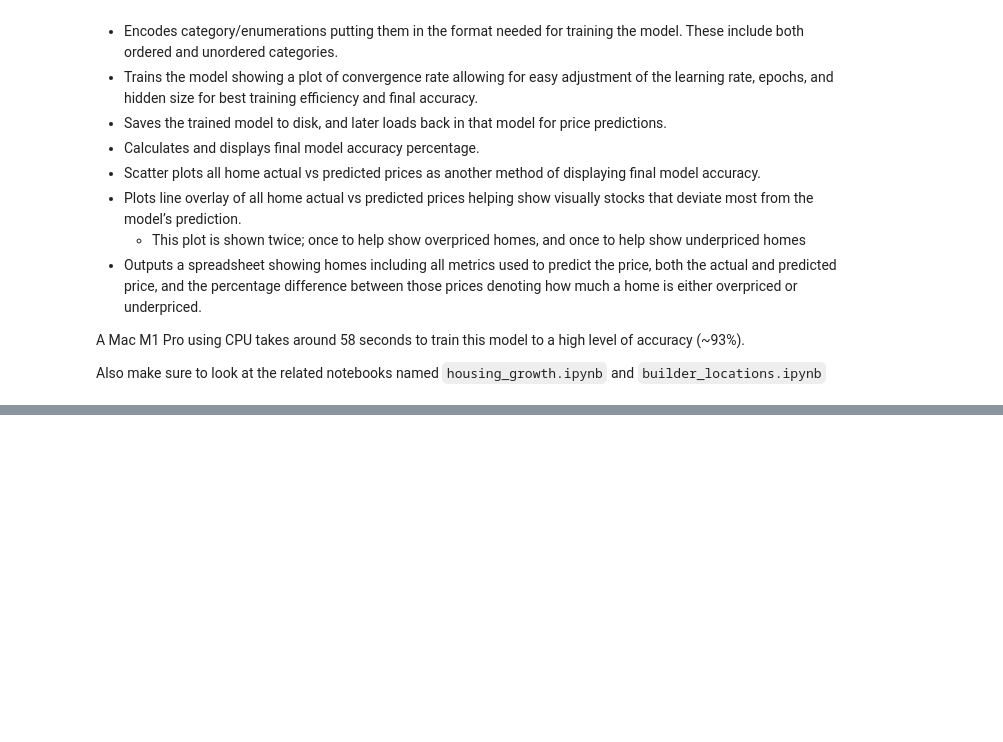
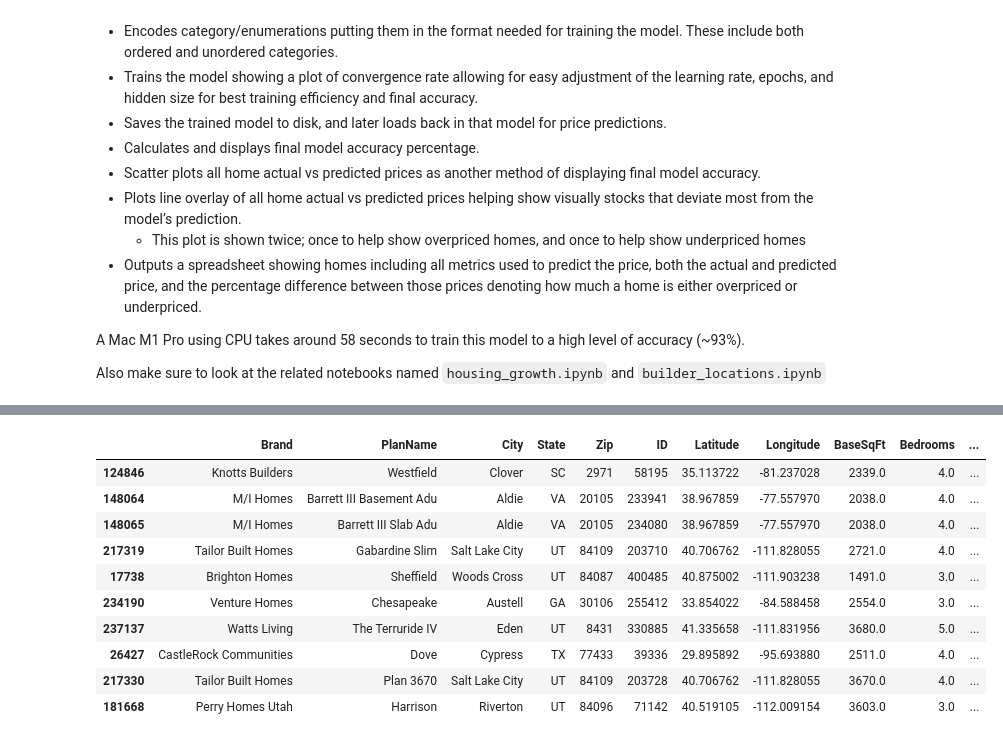
Before and after one commit to PaulGilchrist/machine-learning3, a Jupyter notebook: notebooks/home_prices_zonda.ipynb, the cells around one changed output, grey strips where cells are left out. Saved outputs shown, nothing was run; the diff lists cells and outputs as text; code cells hidden in the pictures; blank space fills up the shorter version.

```diff
--- a/notebooks/home_prices_zonda.ipynb
+++ b/notebooks/home_prices_zonda.ipynb
@@ -275,0 +289,14 @@ output_df.sample(10, ignore_index=True)
+# %%
+output_df.head(10)
+# %% [output]
+|  | Brand | PlanName | City | State | Zip | ID | Latitude | Longitude | BaseSqFt | Bedrooms | ... |
+| 124846 | Knotts Builders | Westfield | Clover | SC | 2971 | 58195 | 35.113722 | -81.237028 | 2339.0 | 4.0 | ... |
+| 148064 | M/I Homes | Barrett III Basement Adu | Aldie | VA | 20105 | 233941 | 38.967859 | -77.557970 | 2038.0 | 4.0 | ... |
+| 148065 | M/I Homes | Barrett III Slab Adu | Aldie | VA | 20105 | 234080 | 38.967859 | -77.557970 | 2038.0 | 4.0 | ... |
+| 217319 | Tailor Built Homes | Gabardine Slim | Salt Lake City | UT | 84109 | 203710 | 40.706762 | -111.828055 | 2721.0 | 4.0 | ... |
+| 17738 | Brighton Homes | Sheffield | Woods Cross | UT | 84087 | 400485 | 40.875002 | -111.903238 | 1491.0 | 3.0 | ... |
+| 234190 | Venture Homes | Chesapeake | Austell | GA | 30106 | 255412 | 33.854022 | -84.588458 | 2554.0 | 3.0 | ... |
+| 237137 | Watts Living | The Terruride IV | Eden | UT | 8431 | 330885 | 41.335658 | -111.831956 | 3680.0 | 5.0 | ... |
+| 26427 | CastleRock Communities | Dove | Cypress | TX | 77433 | 39336 | 29.895892 | -95.693880 | 2511.0 | 4.0 | ... |
+| 217330 | Tailor Built Homes | Plan 3670 | Salt Lake City | UT | 84109 | 203728 | 40.706762 | -111.828055 | 3670.0 | 4.0 | ... |
+| 181668 | Perry Homes Utah | Harrison | Riverton | UT | 84096 | 71142 | 40.519105 | -112.009154 | 3603.0 | 3.0 | ... |
```
Also changed, not shown: parts of 11 cells of this notebook, 5 other files.
